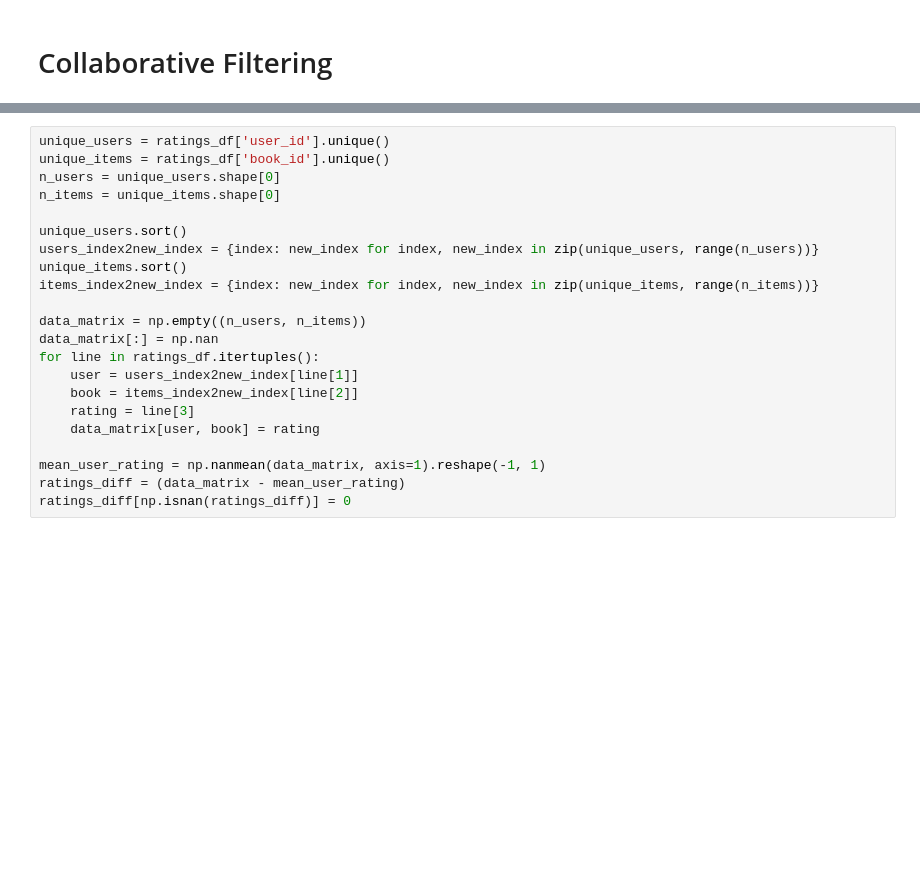
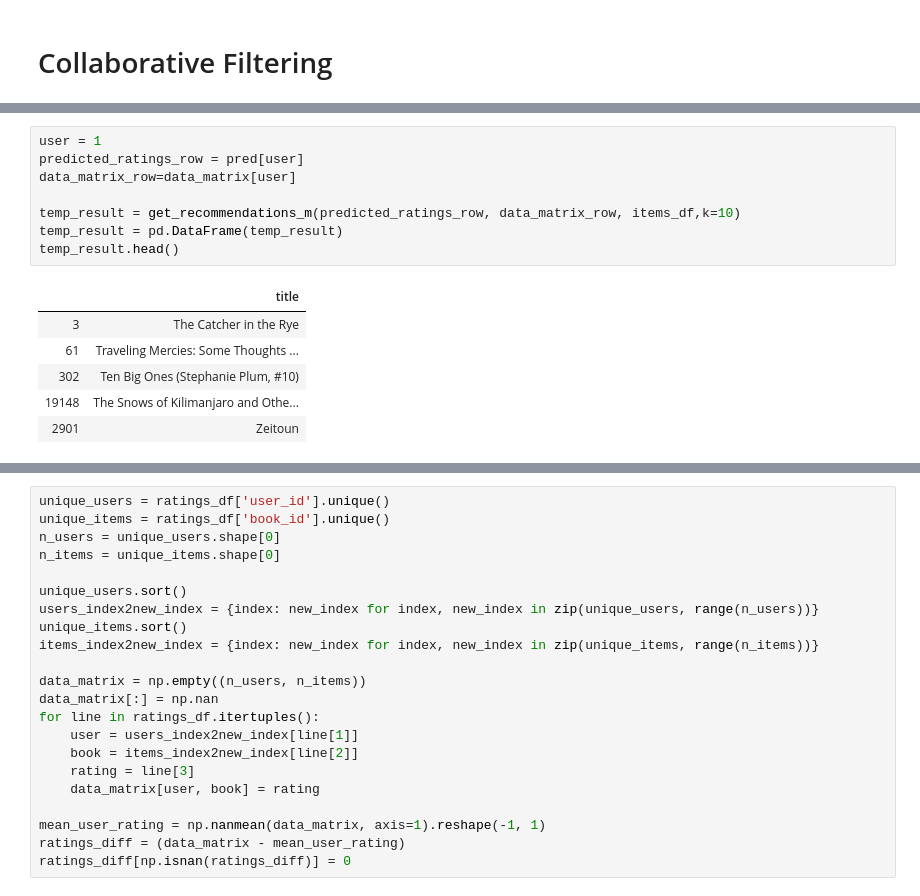
Before and after one commit to Lea1612/AI_Recommender_Systems, a Jupyter notebook: Notebook.ipynb, the cells around one changed output, grey strips where cells are left out. Saved outputs shown, nothing was run; the diff lists cells and outputs as text; blank space fills up the shorter version.

```diff
--- a/Notebook.ipynb
+++ b/Notebook.ipynb
@@ -290,0 +302,15 @@ def get_CF_recommendation(user_id, k):
+# %%
+user = 1
+predicted_ratings_row = pred[user]
+data_matrix_row=data_matrix[user]
+
+temp_result = get_recommendations_m(predicted_ratings_row, data_matrix_row, items_df,k=10)
+temp_result = pd.DataFrame(temp_result)
+temp_result.head()
+# %% [output]
+|  | title |
+| 3 | The Catcher in the Rye |
+| 61 | Traveling Mercies: Some Thoughts ... |
+| 302 | Ten Big Ones (Stephanie Plum, #10) |
+| 19148 | The Snows of Kilimanjaro and Othe... |
+| 2901 | Zeitoun |
```
Also changed, not shown: parts of 10 cells of this notebook.
